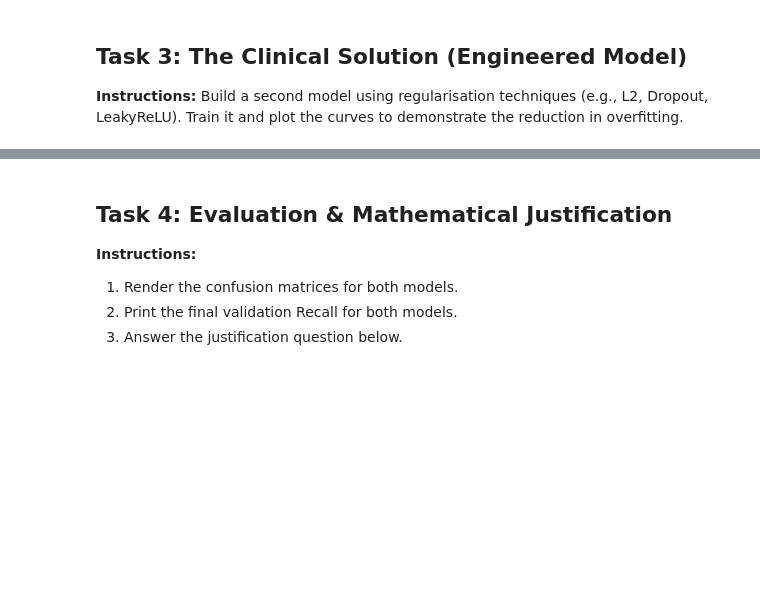
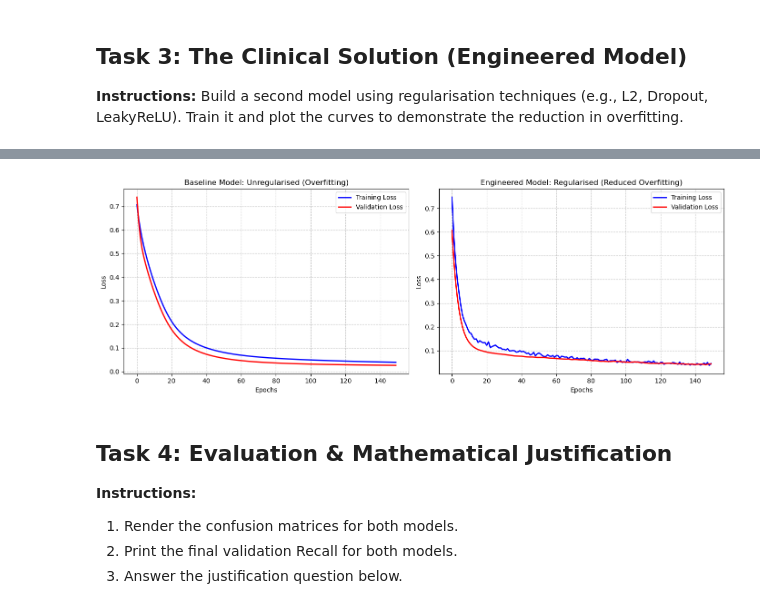
Before and after one commit to S26-Deep-Learning-in-Medicine/assignment-2-ckd-pipeline-amr21ss, a Jupyter notebook: ckd_assignment.ipynb, the cells around one changed output, grey strips where cells are left out. Drawn from its saved outputs; the diff is of its cells as text; code cells hidden in the pictures; blank space fills up the shorter version.

```diff
--- a/ckd_assignment.ipynb
+++ b/ckd_assignment.ipynb
@@ -507,3 +502,35 @@ TASK 3 COMPLETE
+# %%
+import matplotlib.pyplot as plt
+
+# Create a figure with 2 subplots side-by-side
+fig, axes = plt.subplots(1, 2, figsize=(14, 5))
+
+# --- Subplot 1: Baseline Model (The Engineered Failure) ---
+# Replace 'history_baseline' with the actual name of your baseline training history variable
+axes[0].plot(history_baseline.history['loss'], label='Training Loss', color='blue', linewidth=2)
+axes[0].plot(history_baseline.history['val_loss'], label='Validation Loss', color='red', linewidth=2)
+axes[0].set_title('Baseline Model: Unregularised (Overfitting)')
+axes[0].set_xlabel('Epochs')
+axes[0].set_ylabel('Loss')
+axes[0].legend()
+axes[0].grid(True, linestyle='--', alpha=0.7)
+
+# --- Subplot 2: Engineered Model (The Clinical Solution) ---
+# Replace 'history_engineered' with the actual name of your regularised training history variable
+axes[1].plot(history_engineered.history['loss'], label='Training Loss', color='blue', linewidth=2)
+axes[1].plot(history_engineered.history['val_loss'], label='Validation Loss', color='red', linewidth=2)
+axes[1].set_title('Engineered Model: Regularised (Reduced Overfitting)')
+axes[1].set_xlabel('Epochs')
+axes[1].set_ylabel('Loss')
+axes[1].legend()
+axes[1].grid(True, linestyle='--', alpha=0.7)
+
+# Adjust layout and save the image
+plt.tight_layout()
+plt.savefig('visual_proof_curves.png', dpi=300, bbox_inches='tight')
+plt.show()
+# %% [output]
+[figure, added]
 # %% [markdown]
 ## Task 4: Evaluation & Mathematical Justification
 **Instructions:**
```
Also changed, not shown: parts of 3 cells of this notebook, 3 other files.
